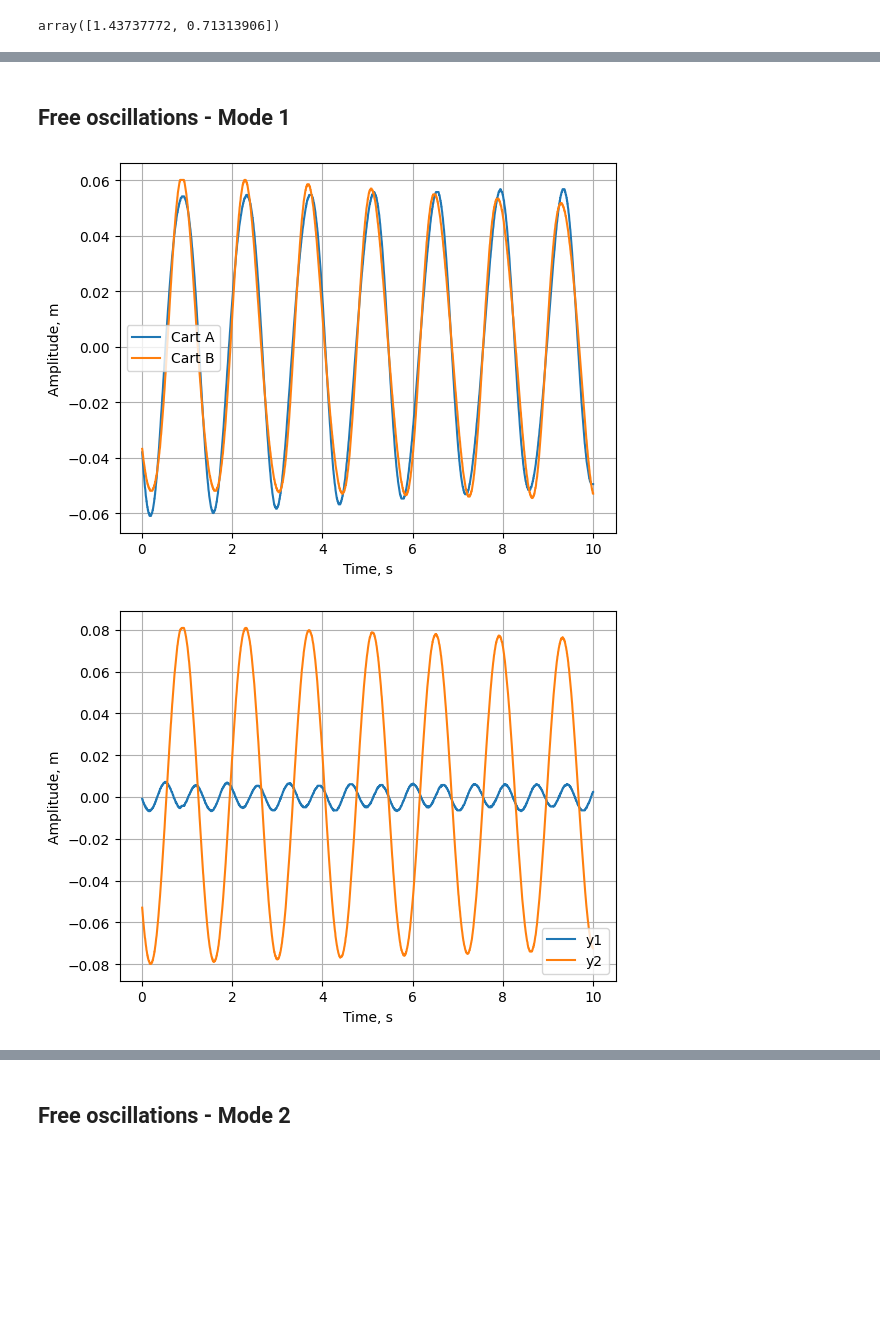
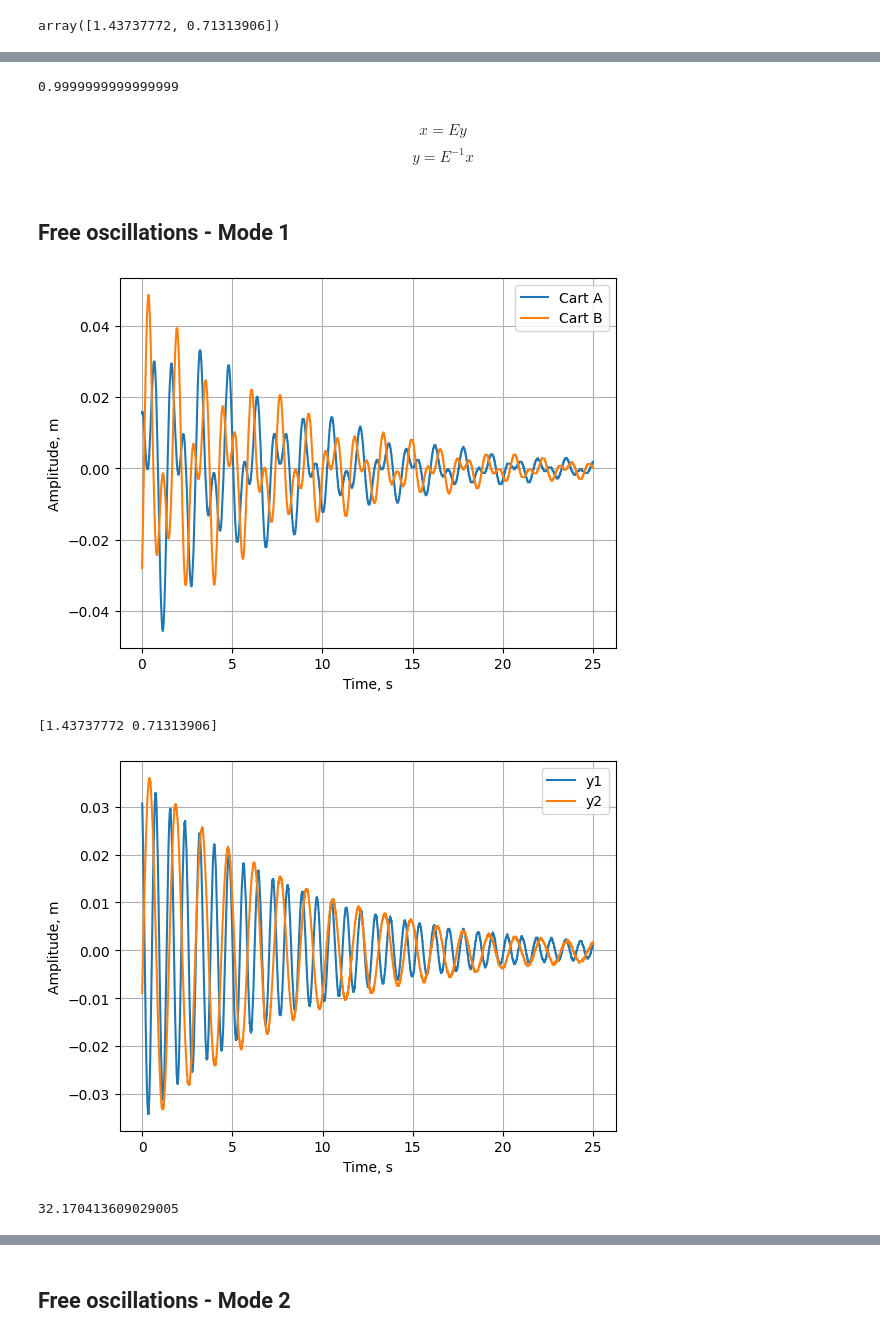
Before and after one commit to evgeny-kolonsky/Lab3_Coupled_Oscillator, a Jupyter notebook: Lab3_Coupled_Oscillator.ipynb, the cells around one changed output, grey strips where cells are left out. Cells and saved outputs as stored; diff of their text form; code cells hidden in the pictures; blank space fills up the shorter version.

```diff
--- a/Lab3_Coupled_Oscillator.ipynb
+++ b/Lab3_Coupled_Oscillator.ipynb
@@ -12,0 +217,5 @@ from scipy.signal import find_peaks, peak_prominences
+# %%
+url='https://raw.githubusercontent.com/evgeny-kolonsky/Lab3_Coupled_Oscillator/main/2311/quality/q_2.txt'
+t, force, oscillator = get_signal2(url)
+_, af = get_amplitude(t, force)
+_, ao = get_amplitude(t, oscillator)
@@ -164,14 +401,40 @@ def rotate(x1,x2, show=True):
+# %%
+LA.det(E)
+# %% [output]
+0.9999999999999999
+# %% [markdown]
+$$ x = E y$$
+$$ y = E^{-1} x$$
+# %%
+def xtoy(x1,x2, show=True):
+  Einv = LA.inv(E)
+  y1 = Einv[0,0] * x1 + Einv[0,1] * x2
+  y2 = Einv[1,0] * x1 + Einv[1,1] * x2
+  if show:
+    plt.plot(t, y1, label='y1')
+    plt.plot(t, y2, label='y2')
+    plt.grid()
+    plt.xlabel('Time, s')
+    plt.ylabel('Amplitude, m')
+    plt.legend()
+  return y1, y2
 # %% [markdown]
 ## Free oscillations - Mode 1
 # %%
-url = 'https://raw.githubusercontent.com/evgeny-kolonsky/Lab3_Coupled_Oscillator/main/c_1.txt'
+url = 'https://raw.githubusercontent.com/evgeny-kolonsky/Lab3_Coupled_Oscillator/main/2311/ho_3.txt'
 t, x1, x2 = get_signal(url)
 # %% [output]
-[figure, old version]
+[figure, new version]
 # %%
-y1, y2 = rotate(x1, x2)
+y1, y2 = xtoy(x1, x2)
+print(freqs_theor)
 # %% [output]
+[1.43737772 0.71313906]
-[figure, old version]
+[figure, new version]
+# %%
+get_quality(t, y1)
+# %% [output]
+32.170413609029005
 # %%
 plt.plot(y1, y2, color='blue', label='canonical y')
 plt.plot(x1, x2, color='gray', label='original x')
```
Also changed, not shown: parts of 77 cells of this notebook.
